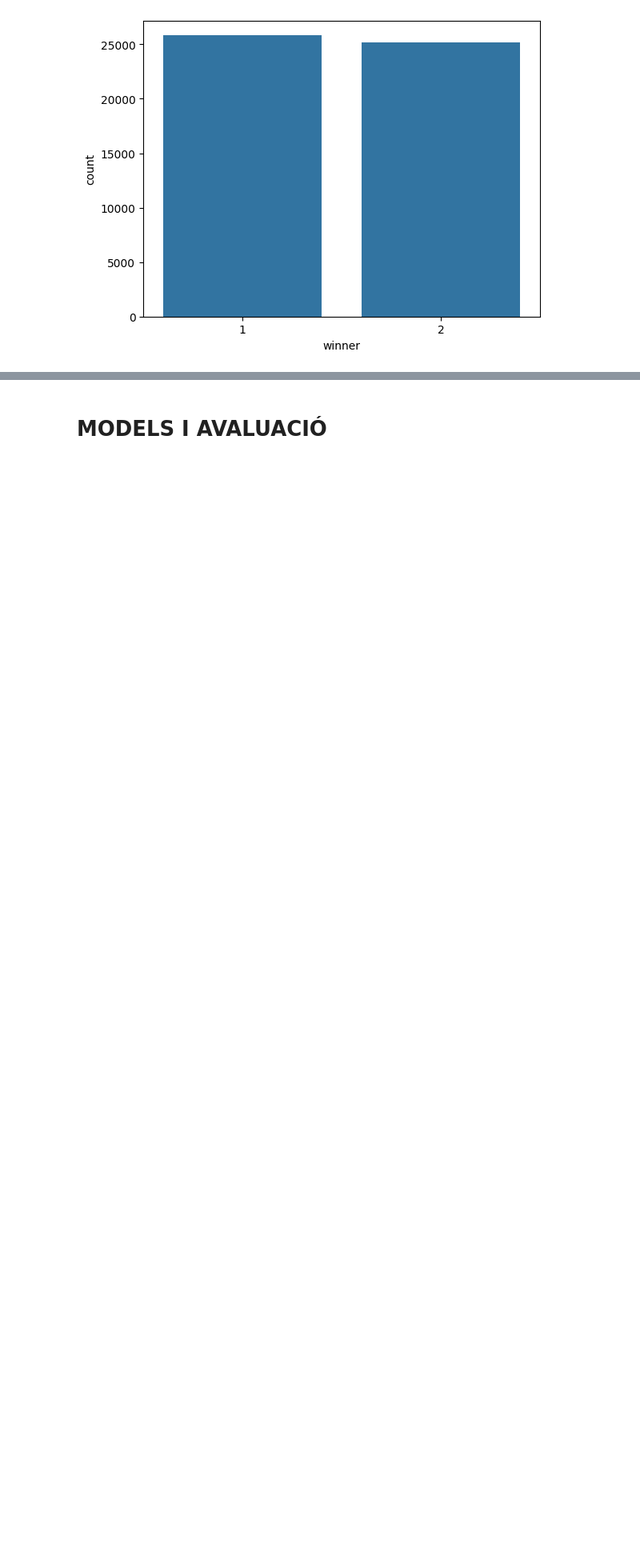
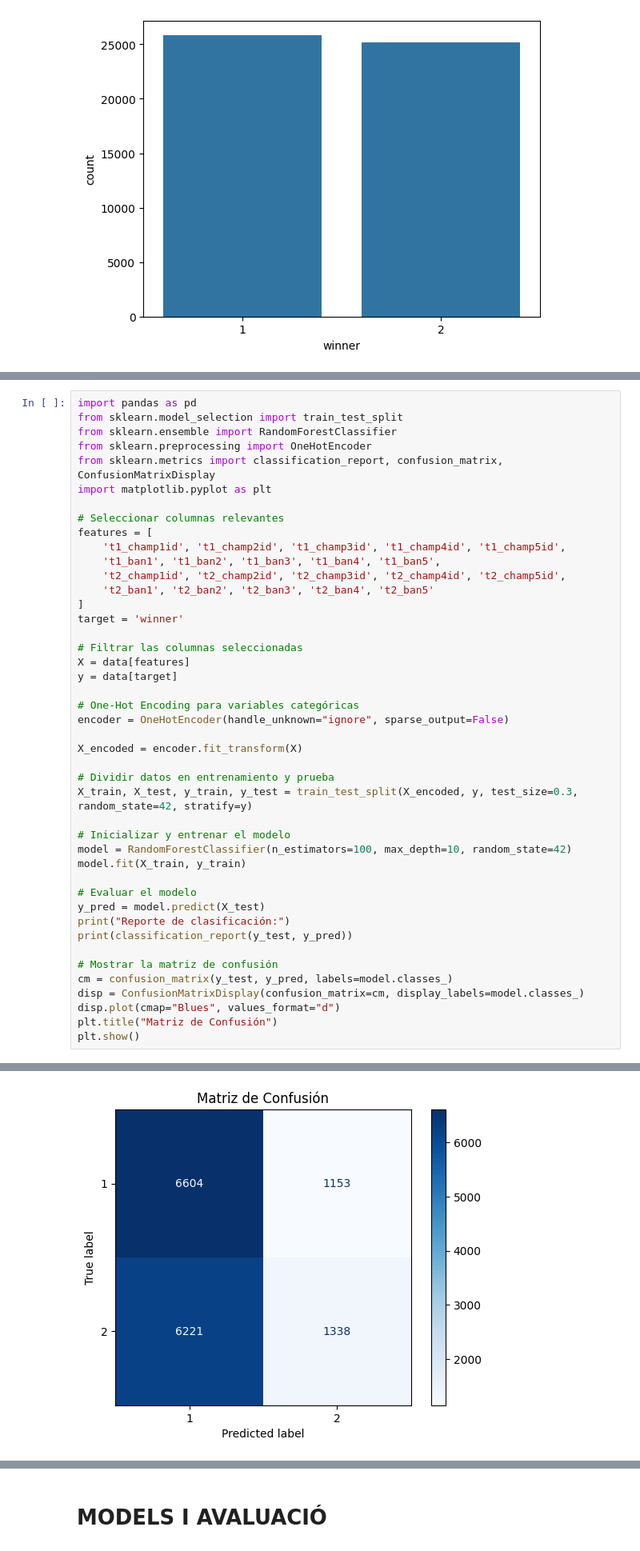
Before and after one commit to abeelef/Kaggle_APC, a Jupyter notebook: NotebookLeagueOfLegends.ipynb, the cells around one changed output, grey strips where cells are left out. Shown at 80% size. Cells and saved outputs as stored; diff of their text form; blank space fills up the shorter version.

```diff
--- a/NotebookLeagueOfLegends.ipynb
+++ b/NotebookLeagueOfLegends.ipynb
@@ -107,0 +120,45 @@ plt.show()
+# %%
+import pandas as pd
+from sklearn.model_selection import train_test_split
+from sklearn.ensemble import RandomForestClassifier
+from sklearn.preprocessing import OneHotEncoder
+from sklearn.metrics import classification_report, confusion_matrix, ConfusionMatrixDisplay
+import matplotlib.pyplot as plt
+
+# Seleccionar columnas relevantes
+features = [
+    't1_champ1id', 't1_champ2id', 't1_champ3id', 't1_champ4id', 't1_champ5id',
+    't1_ban1', 't1_ban2', 't1_ban3', 't1_ban4', 't1_ban5',
+    't2_champ1id', 't2_champ2id', 't2_champ3id', 't2_champ4id', 't2_champ5id',
+    't2_ban1', 't2_ban2', 't2_ban3', 't2_ban4', 't2_ban5'
+]
+target = 'winner'
+
+# Filtrar las columnas seleccionadas
+X = data[features]
+y = data[target]
+
+# One-Hot Encoding para variables categóricas
+encoder = OneHotEncoder(handle_unknown="ignore", sparse_output=False)
+
+X_encoded = encoder.fit_transform(X)
+
+# Dividir datos en entrenamiento y prueba
+X_train, X_test, y_train, y_test = train_test_split(X_encoded, y, test_size=0.3, random_state=42, stratify=y)
+
+# Inicializar y entrenar el modelo
+model = RandomForestClassifier(n_estimators=100, max_depth=10, random_state=42)
+model.fit(X_train, y_train)
+
+# Evaluar el modelo
+y_pred = model.predict(X_test)
+print("Reporte de clasificación:")
+print(classification_report(y_test, y_pred))
+
+# Mostrar la matriz de confusión
+cm = confusion_matrix(y_test, y_pred, labels=model.classes_)
+disp = ConfusionMatrixDisplay(confusion_matrix=cm, display_labels=model.classes_)
+disp.plot(cmap="Blues", values_format="d")
+plt.title("Matriz de Confusión")
+plt.show()
+# %% [output]
@@ -107,0 +174 @@ plt.show()
+[figure, added]
```
Also changed, not shown: parts of 34 cells of this notebook.
